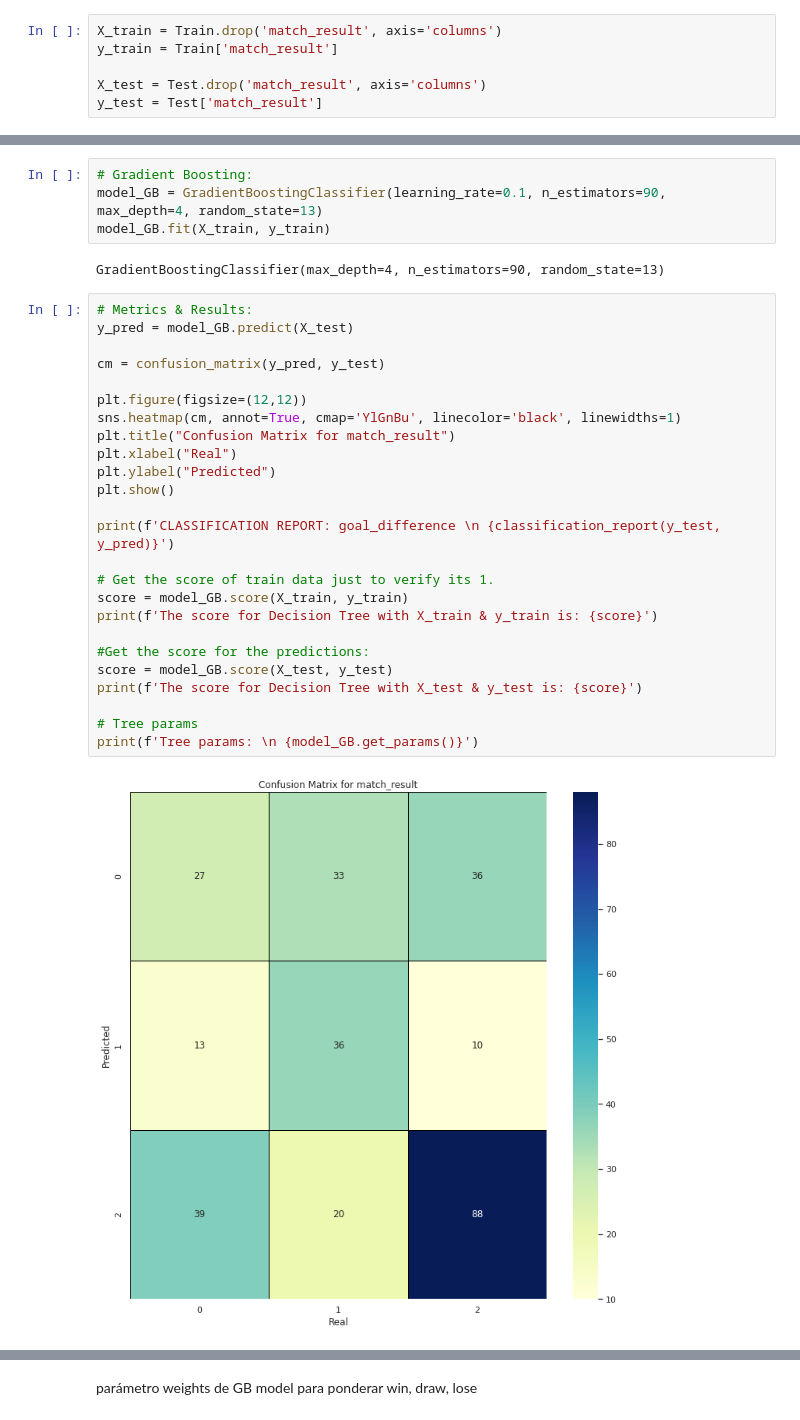
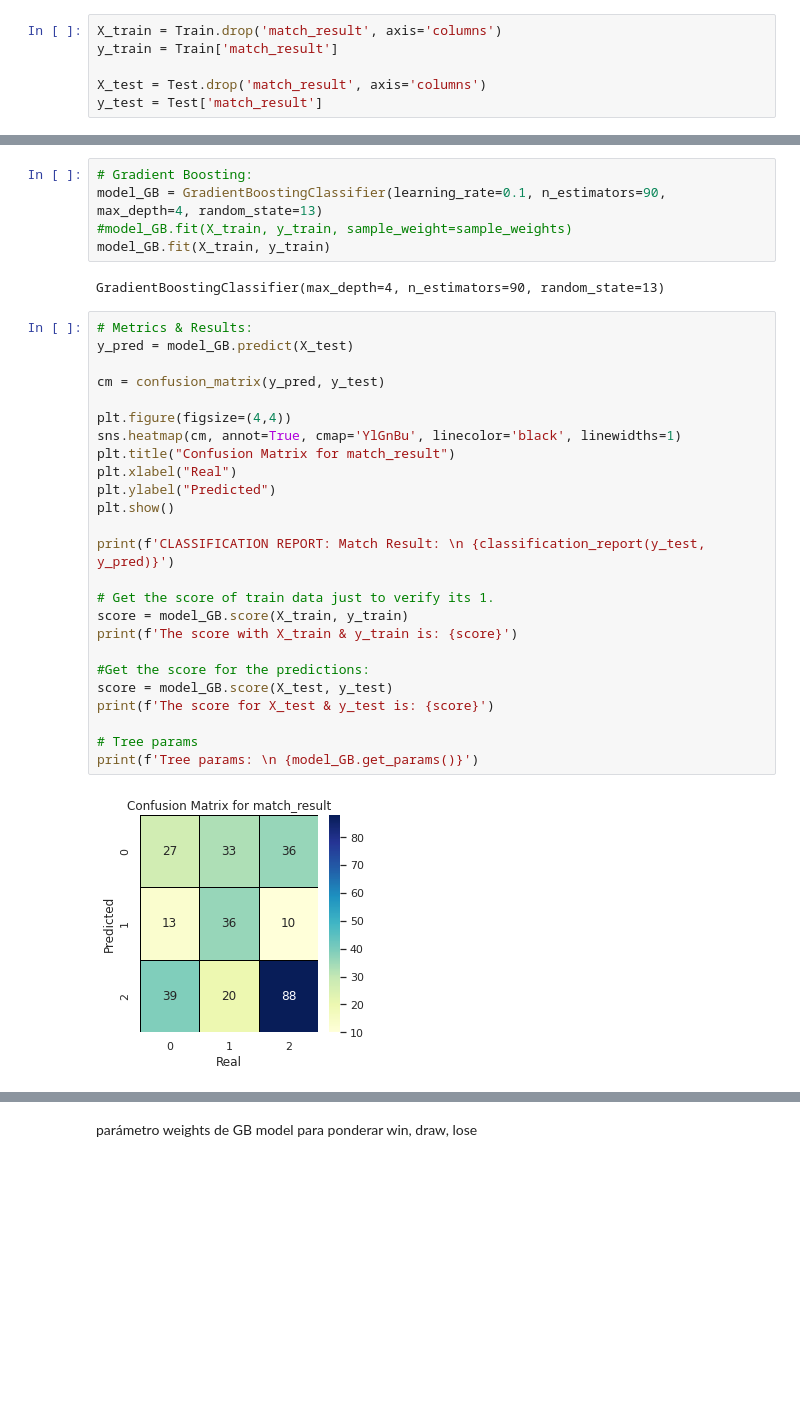
Before and after one commit to jgayosof/25.final_project, a Jupyter notebook: src/final_project.ipynb, the cells around one changed output, grey strips where cells are left out. Drawn from its saved outputs; the diff is of its cells as text; blank space fills up the shorter version.

```diff
--- a/src/final_project.ipynb
+++ b/src/final_project.ipynb
@@ -632,33 +660,34 @@ y_test = Test['match_result']
 # %%
 # Gradient Boosting:
 model_GB = GradientBoostingClassifier(learning_rate=0.1, n_estimators=90, max_depth=4, random_state=13)
+#model_GB.fit(X_train, y_train, sample_weight=sample_weights)
 model_GB.fit(X_train, y_train)
 # %% [output]
 GradientBoostingClassifier(max_depth=4, n_estimators=90, random_state=13)
 # %%
 # Metrics & Results:
 y_pred = model_GB.predict(X_test)
 
 cm = confusion_matrix(y_pred, y_test)
 
-plt.figure(figsize=(12,12))
+plt.figure(figsize=(4,4))
 sns.heatmap(cm, annot=True, cmap='YlGnBu', linecolor='black', linewidths=1)
 plt.title("Confusion Matrix for match_result")
 plt.xlabel("Real")
 plt.ylabel("Predicted")
 plt.show()
 
-print(f'CLASSIFICATION REPORT: goal_difference \n {classification_report(y_test, y_pred)}')
+print(f'CLASSIFICATION REPORT: Match Result: \n {classification_report(y_test, y_pred)}')
 
 # Get the score of train data just to verify its 1.
 score = model_GB.score(X_train, y_train)
-print(f'The score for Decision Tree with X_train & y_train is: {score}')
+print(f'The score with X_train & y_train is: {score}')
 
 #Get the score for the predictions:
 score = model_GB.score(X_test, y_test)
-print(f'The score for Decision Tree with X_test & y_test is: {score}')
+print(f'The score for X_test & y_test is: {score}')
 
 # Tree params
 print(f'Tree params: \n {model_GB.get_params()}')
 # %% [output]
-[figure, old version]
+[figure, new version]
```
Also changed, not shown: parts of 13 cells of this notebook, 1 other file.
